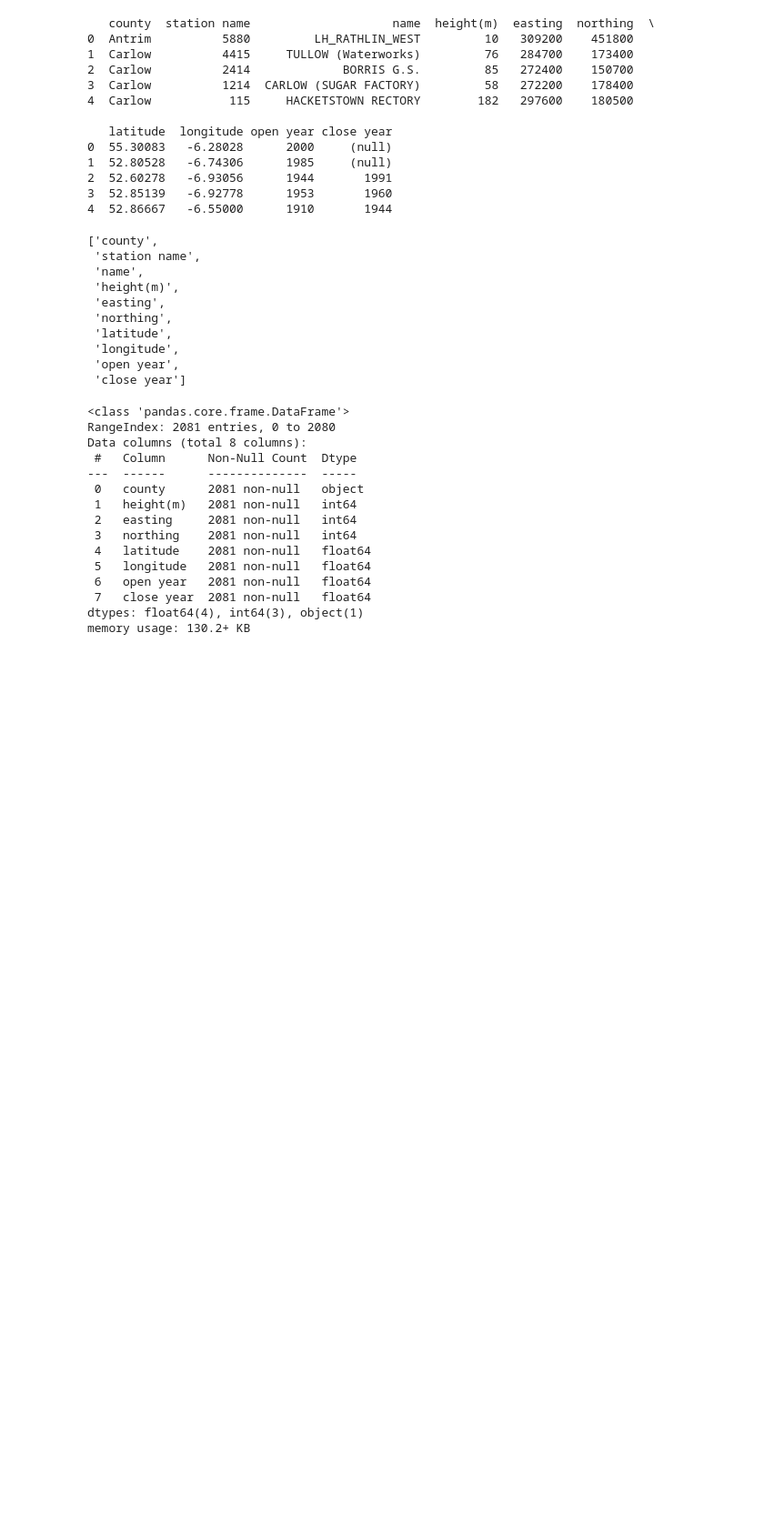
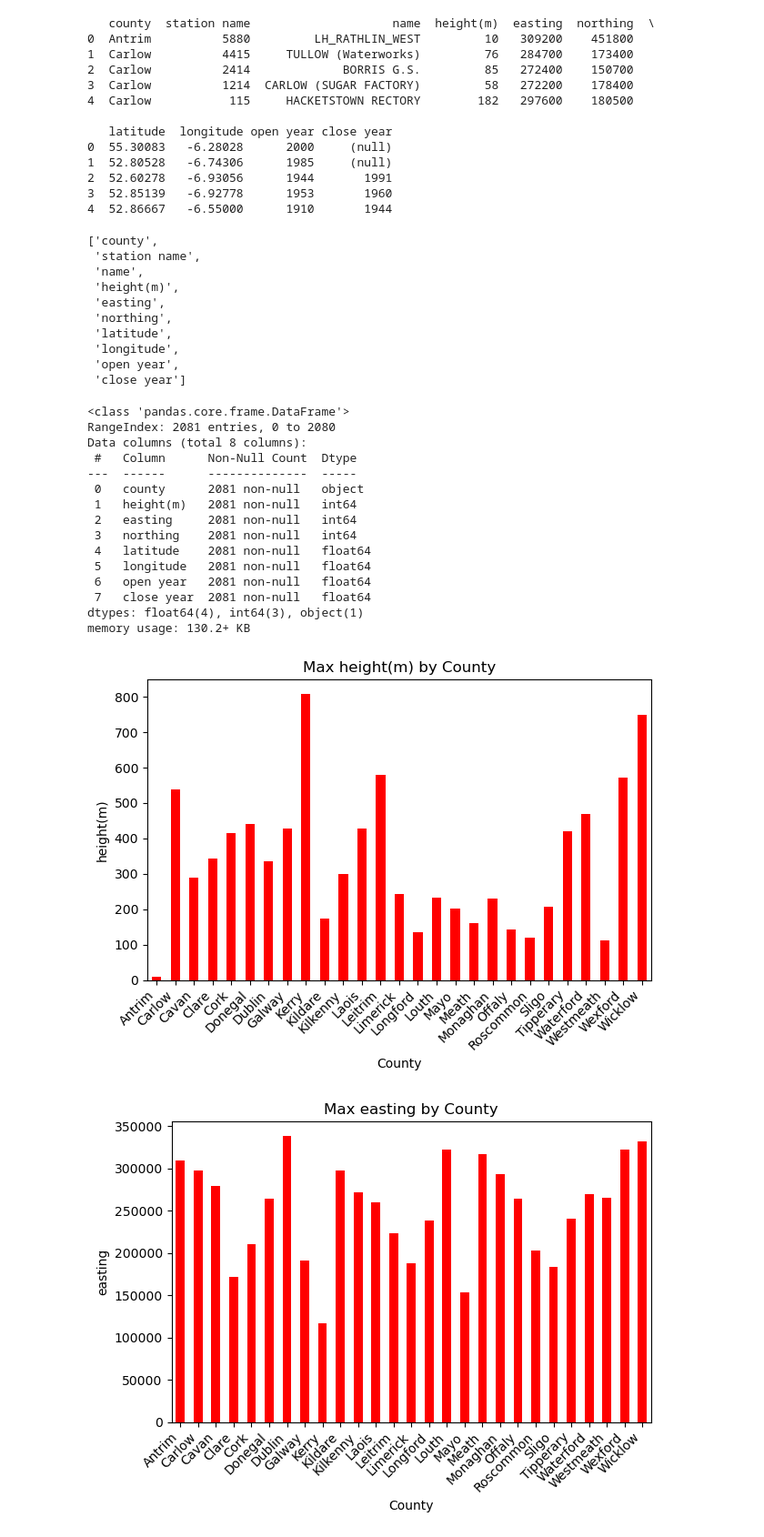
Before and after one commit to IgnacioRiboldi/PFDA-Project, a Jupyter notebook: final-project.ipynb, the cells around one changed output. Shown at 91% size. Cells and saved outputs as stored; diff of their text form; code cells hidden in the pictures; blank space fills up the shorter version.

Commit message:
bar charts

```diff
--- a/final-project.ipynb
+++ b/final-project.ipynb
@@ -67,3 +67,29 @@ Data columns (total 8 columns):
  7   close year  2081 non-null   float64
 dtypes: float64(4), int64(3), object(1)
 memory usage: 130.2+ KB
+# %%
+# Creating bar charts for max values of the following fields by county
+columns_to_plot = [
+    "height(m)",
+    "easting",
+    "northing",
+    "latitude",
+    "longitude"
+]
+
+# Group by county and take max
+max_by_county = df.groupby("county")[columns_to_plot].max()
+
+# Create bar charts (one per field)
+for col in columns_to_plot:
+    plt.figure()
+    max_by_county[col].plot(kind="bar", color='red')
+    plt.title(f"Max {col} by County")
+    plt.xlabel("County")
+    plt.ylabel(col)
+    plt.xticks(rotation=45, ha="right")
+    plt.tight_layout()
+    plt.show()
+# %% [output]
+[figure, added]
+[figure, added]
```
Also changed, not shown: parts of 2 cells of this notebook, 1 other file.
